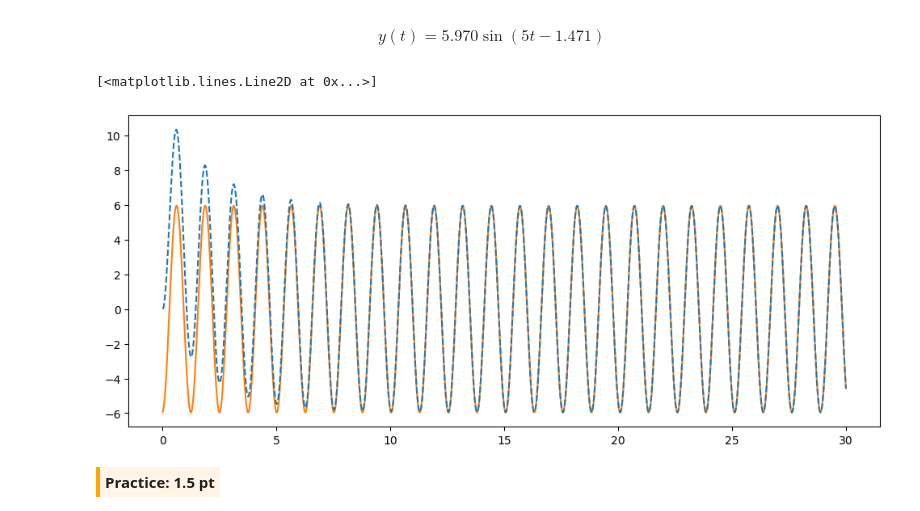
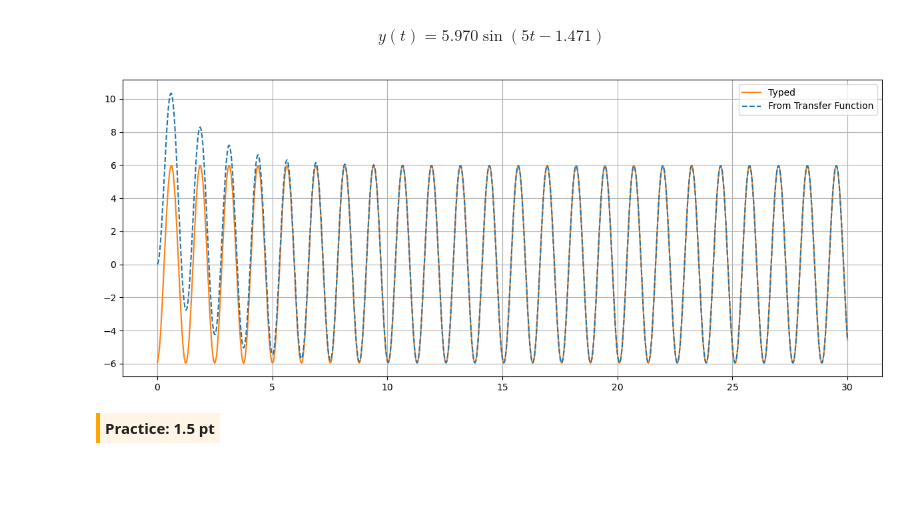
Before and after one commit to BotYue/ELE-251-25Sp-SU-Open, a Jupyter notebook: Section 2/Notebook 2_4 key.ipynb, the cells around one changed output. Drawn from its saved outputs; the diff is of its cells as text; code cells hidden in the pictures; blank space fills up the shorter version.

```diff
--- a/Section 2/Notebook 2_4 key.ipynb
+++ b/Section 2/Notebook 2_4 key.ipynb
@@ -190,20 +194,22 @@ $$y(t) = 5.970\sin(5t-1.471)$$
 # %%
 t_task2 = np.linspace(0, 30, 1000)
 
 y_task2_myTyped = 5.970*np.sin(5*t_task2-1.471)
 
 num_task2 = [3]
 den_task2 = [1, 0.5]
 H_s_task2 = sig.lti(num_task2, den_task2)
 u_task2 = 10*np.sin(5*t_task2)
 _,y_task2_from_transfer_func,_ = sig.lsim(H_s_task2, U=u_task2, T=t_task2)
 
 plt.figure(figsize=(12, 5))
 plt.plot(t_task2, y_task2_myTyped, label="Typed", color="tab:orange")
 plt.plot(t_task2, y_task2_from_transfer_func, label="From Transfer Function", color="tab:blue", linestyle="--")
+plt.grid(True)
+plt.legend()
+plt.tight_layout()
 # %% [output]
-[<matplotlib.lines.Line2D at 0x...>]
-[figure, old version]
+[figure, new version]
 # %% [markdown]
 <span style="border-left: 4px solid #FFA500; padding: 5px; background-color: #FFF4E5; display: inline-block;">
     <strong>Practice: 1.5 pt</strong>
```
Also changed, not shown: parts of 3 cells of this notebook.
